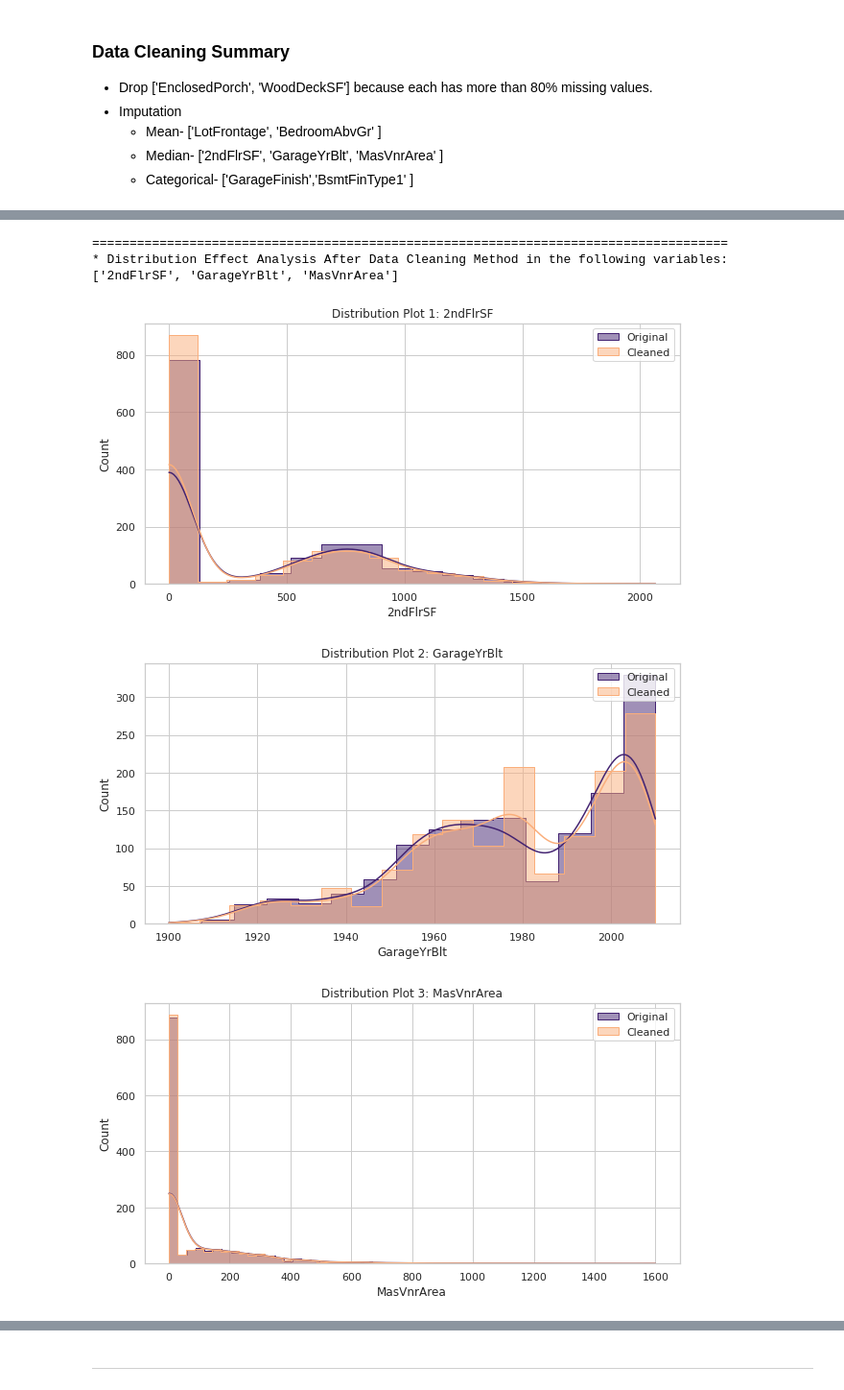
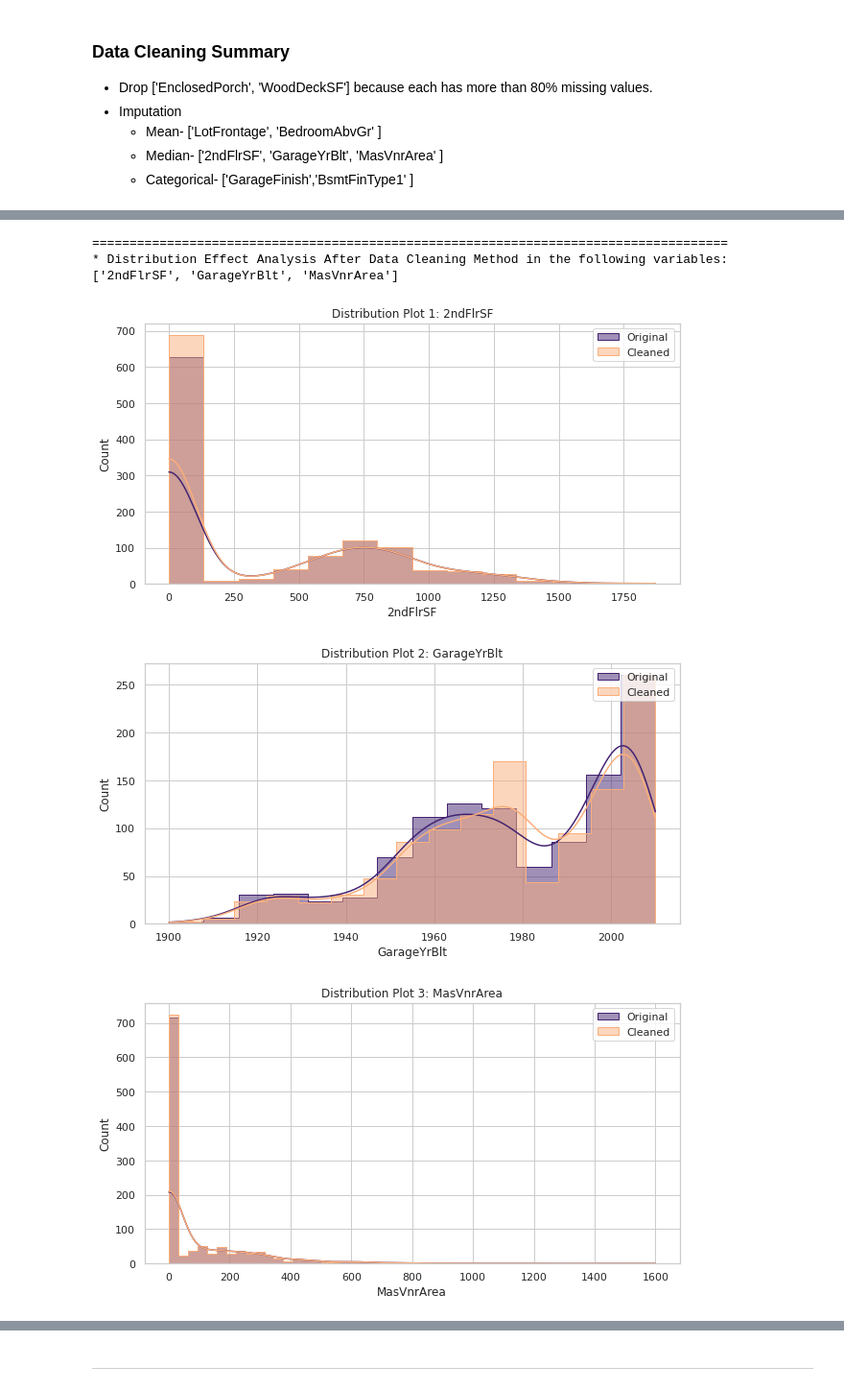
Before and after one commit to Amareteklay/heritage-housing-issues, a Jupyter notebook: jupyter_notebooks/02 - Data_Cleaning.ipynb, the cells around one changed output, grey strips where cells are left out. Shown at 96% size. Saved outputs shown, nothing was run; the diff lists cells and outputs as text; code cells hidden in the pictures.

```diff
--- a/jupyter_notebooks/02 - Data_Cleaning.ipynb
+++ b/jupyter_notebooks/02 - Data_Cleaning.ipynb
@@ -119,9 +126,0 @@ See the caveats in the documentation: https://pandas.pydata.org/pandas-docs/stab
-# %%
-import matplotlib.pyplot as plt
-import seaborn as sns
-
-sns.set_style('whitegrid')
-for col in vars_with_missing_data:
-  if df[col].dtypes == 'float64':
-    sns.histplot(data=df, x=col, kde=True)
-    plt.show()
@@ -245,14 +291,14 @@ DataCleaningEffect(df_original=df,
 # %%
 variables_median = ['2ndFlrSF' , 'GarageYrBlt', 'MasVnrArea']
 imputer = MeanMedianImputer(imputation_method='median', variables=variables_median)
-df_method = imputer.fit_transform(df)
-DataCleaningEffect(df_original=df,
+df_method = imputer.fit_transform(TrainSet)
+DataCleaningEffect(df_original=TrainSet,
                    df_cleaned=df_method,
                    variables_applied_with_method=variables_median)
 # %% [output]
 =====================================================================================
 * Distribution Effect Analysis After Data Cleaning Method in the following variables:
 ['2ndFlrSF', 'GarageYrBlt', 'MasVnrArea']
-[figure, old version]
+[figure, new version]
-[figure, old version]
+[figure, new version]
-[figure, old version]
+[figure, new version]
```
Also changed, not shown: parts of 37 cells of this notebook, 7 other files.
